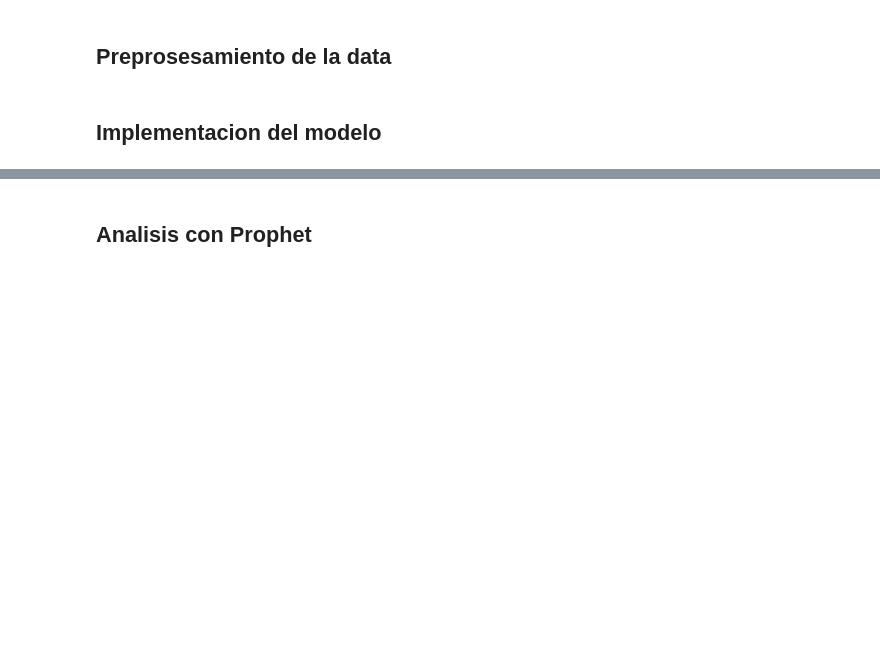
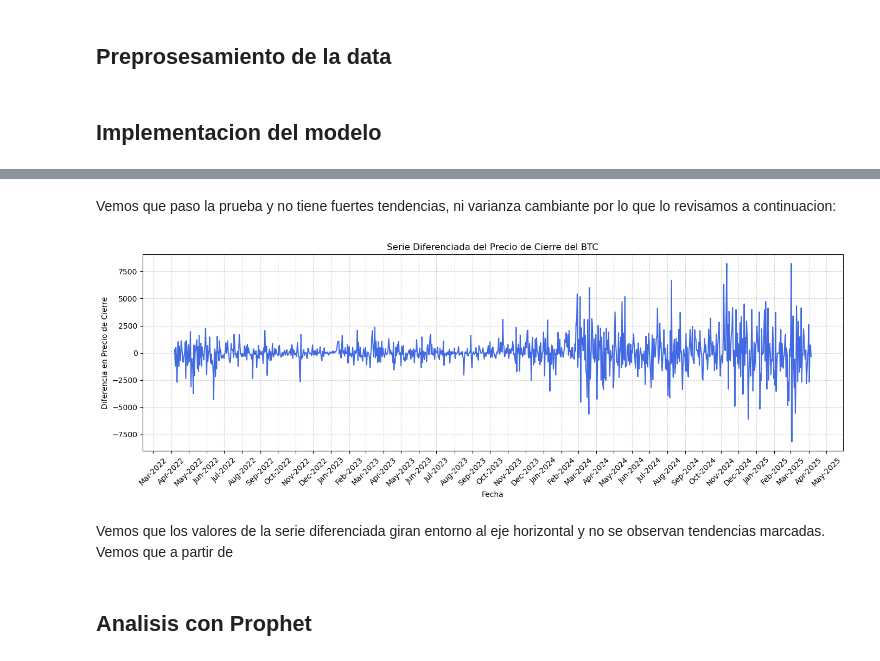
Before and after one commit to seba098098/Projecto_TRM, a Jupyter notebook: Notebooks/04_Modelado_Predictivo_Con_ML..ipynb, the cells around one changed output, grey strips where cells are left out. Drawn from its saved outputs; the diff is of its cells as text; code cells hidden in the pictures; blank space fills up the shorter version.

```diff
--- a/Notebooks/04_Modelado_Predictivo_Con_ML..ipynb
+++ b/Notebooks/04_Modelado_Predictivo_Con_ML..ipynb
@@ -212,0 +121,3 @@ p-value: 0.905402214465028
+# %%
+serie_diff = df_btc['Close'].diff().dropna()
+prueba_adf(serie_diff, 'Precio de cierre del Bitcoin Diferenciado')
@@ -213,3 +134,34 @@ p-value: 0.905402214465028
+# %% [markdown]
+Vemos que paso la prueba y no tiene fuertes tendencias, ni varianza cambiante por lo que lo revisamos a continuacion:
+# %%
+import matplotlib.pyplot as plt
+import matplotlib.dates as mdates
+
+# Asegúrate de que las fechas sean tipo datetime
+df_btc['Date'] = pd.to_datetime(df_btc['Date'])
+
+# Crear la figura
+plt.figure(figsize=(14, 5))
+plt.plot(df_btc['Date'][2:], serie_diff.values, color='royalblue')
+
+# Títulos y etiquetas
+plt.title('Serie Diferenciada del Precio de Cierre del BTC')
+plt.xlabel('Fecha')
+plt.ylabel('Diferencia en Precio de Cierre')
+
+# Configurar el eje X para mostrar ticks mensuales
+plt.gca().xaxis.set_major_locator(mdates.MonthLocator(interval=1))  # Un tick por mes
+plt.gca().xaxis.set_major_formatter(mdates.DateFormatter('%b-%Y'))  # Formato como Ene-2022
+
+# Mejoras visuales
+plt.xticks(rotation=45)
+plt.grid(True, linestyle='--', alpha=0.5)
+plt.tight_layout()
+plt.show()
+# %% [output]
+[figure, added]
+# %% [markdown]
+Vemos que los valores de la serie diferenciada giran entorno al eje horizontal y no se observan tendencias marcadas. Vemos que a partir de
 # %% [markdown]
 ## Analisis con Prophet
 # %%
```
Also changed, not shown: parts of 21 cells of this notebook.
